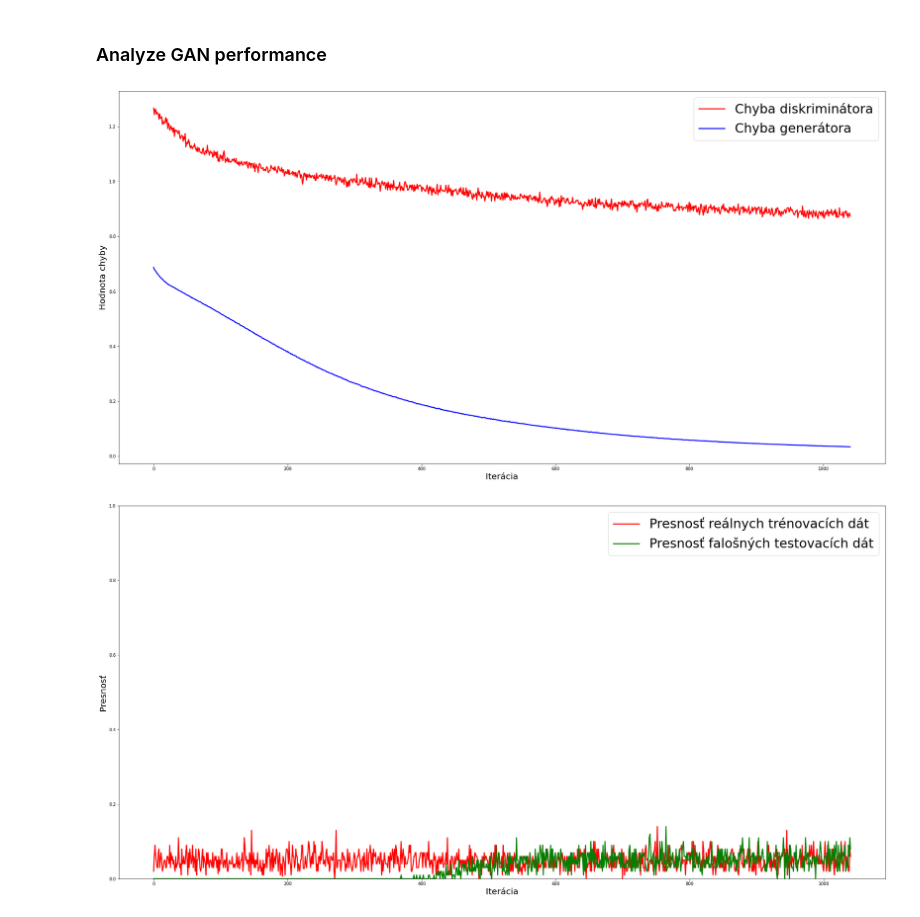
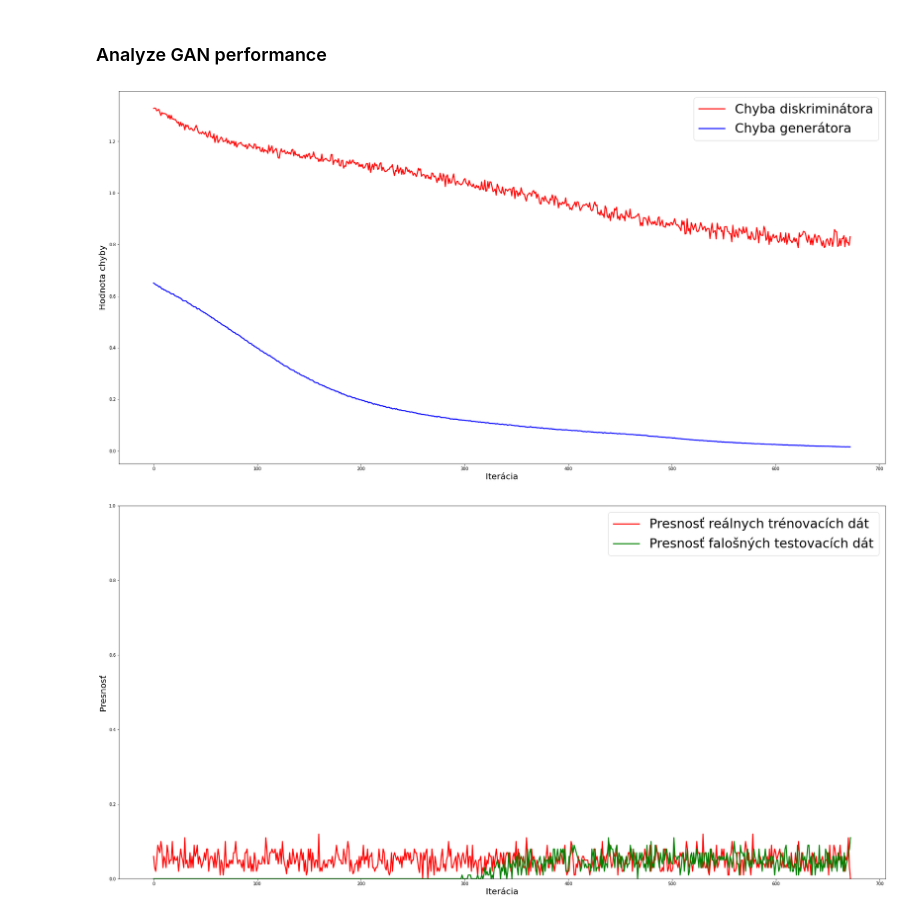
Before and after one commit to Shegy12/GAN-for-generating-artificial-ECG-data, a Jupyter notebook: EKG_GAN_SGD3_latent100.ipynb, the cells around one changed output. Drawn from its saved outputs; the diff is of its cells as text; code cells hidden in the pictures.

```diff
--- a/EKG_GAN_SGD3_latent100.ipynb
+++ b/EKG_GAN_SGD3_latent100.ipynb
@@ -1428,43 +1510,43 @@ Std of SI2_II_11_train_std :
 ### Analyze GAN performance
 # %%
 #chyba diskriminatoru a generatoru - #1140 iteracii -510min (8 a pol h)
-d_fake_loss_graph_sgd4=np.load(WORKDIR_PATH / "d_fake_loss_graph_sgd4.npy")
-d_real_loss_graph_sgd4=np.load(WORKDIR_PATH / "d_real_loss_graph_sgd4.npy")
+d_fake_loss_graph_sgd4=np.load(WORKDIR_PATH / "d_fake_loss_graph_sgd3_latent.npy")
+d_real_loss_graph_sgd4=np.load(WORKDIR_PATH / "d_real_loss_graph_sgd3_latent.npy")
 d_loss_total_sgd4=np.array(d_real_loss_graph_sgd4)+np.array(d_fake_loss_graph_sgd4)
-g_loss_graph_sgd4=np.load(WORKDIR_PATH / "g_loss_graph_sgd4.npy")
+g_loss_graph_sgd4=np.load(WORKDIR_PATH / "g_loss_graph_sgd3_latent.npy")
 
 #prenost diskriminatoru - #1140 iteracii -510min (8 a pol h)
-d_real_acc_graph_sgd4=np.load(WORKDIR_PATH / "d_real_acc_graph_sgd4.npy")
-d_fake_acc_graph_sgd4=np.load(WORKDIR_PATH / "d_fake_acc_graph_sgd4.npy")
+d_real_acc_graph_sgd4=np.load(WORKDIR_PATH / "d_real_acc_graph_sgd3_latent.npy")
+d_fake_acc_graph_sgd4=np.load(WORKDIR_PATH / "d_fake_acc_graph_sgd3_latent.npy")
 
 # filtered_acc_real2 = [ item for i,item in enumerate(d_real_acc_graph2) if i%100==0 ]
 # filtered_acc_fake2 = [ item for i,item in enumerate(d_fake_acc_graph2) if i%100==0 ]
 
 iterations=int(np.array(np.shape(d_fake_loss_graph_sgd4)))
 
 time_axis=np.linspace(0,iterations,iterations)
 fig = plt.figure(figsize=(32,16))
 mysignals = [{'name': 'Chyba diskriminátora', 'x': time_axis, 'y': d_loss_total_sgd4[:], 'color':'r', 'linewidth':2.5},{'name': 'Chyba generátora', 'x': time_axis, 'y': g_loss_graph_sgd4[:], 'color':'b', 'linewidth':2.5}]
 for signal in mysignals:
   #ax1 = fig.add_subplot(n, n, 1 + i)
   plt.plot(signal['x'],signal['y'], color=signal['color'], linewidth=signal['linewidth'], label=signal['name'])
   #ax1.axis('off')
   plt.legend(loc='upper right',prop={'size': 30})
   plt.xlabel('Iterácia',fontsize=20)
   plt.ylabel('Hodnota chyby',fontsize=20)
 
-time_axis=np.linspace(0,1040,1040)
+time_axis=np.linspace(0,iterations,iterations)
 fig = plt.figure(figsize=(32,16))
 mysignals = [{'name': 'Presnosť reálnych trénovacích dát', 'x': time_axis, 'y': d_real_acc_graph_sgd4[:], 'color':'r', 'linewidth':2.5},{'name': 'Presnosť falošných testovacích dát', 'x': time_axis, 'y': d_fake_acc_graph_sgd4[:], 'color':'g', 'linewidth':2.5}]
 for signal in mysignals:
   #ax1 = fig.add_subplot(n, n, 1 + i)
   plt.plot(signal['x'],signal['y'], color=signal['color'], linewidth=signal['linewidth'], label=signal['name'])
   #ax1.axis('off')
   #ax1.axis('off')
   plt.legend(loc='upper right',prop={'size': 30})
   plt.xlabel('Iterácia',fontsize=20)
   plt.ylabel('Presnosť',fontsize=20)
   plt.ylim(0,1)
 # %% [output]
-[figure, old version]
+[figure, new version]
-[figure, old version]
+[figure, new version]
```
Also changed, not shown: parts of 1 cell of this notebook.
